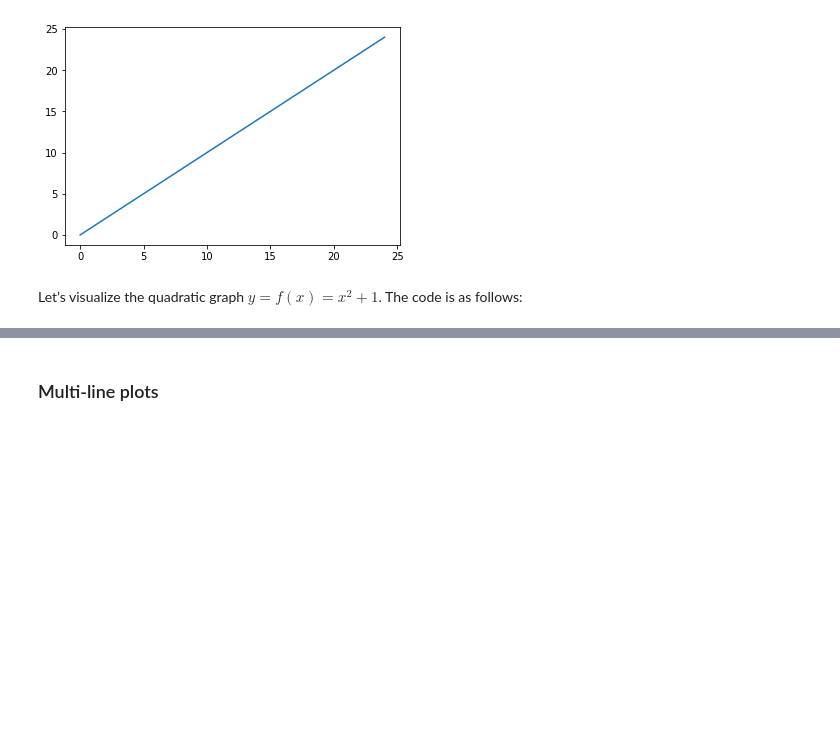
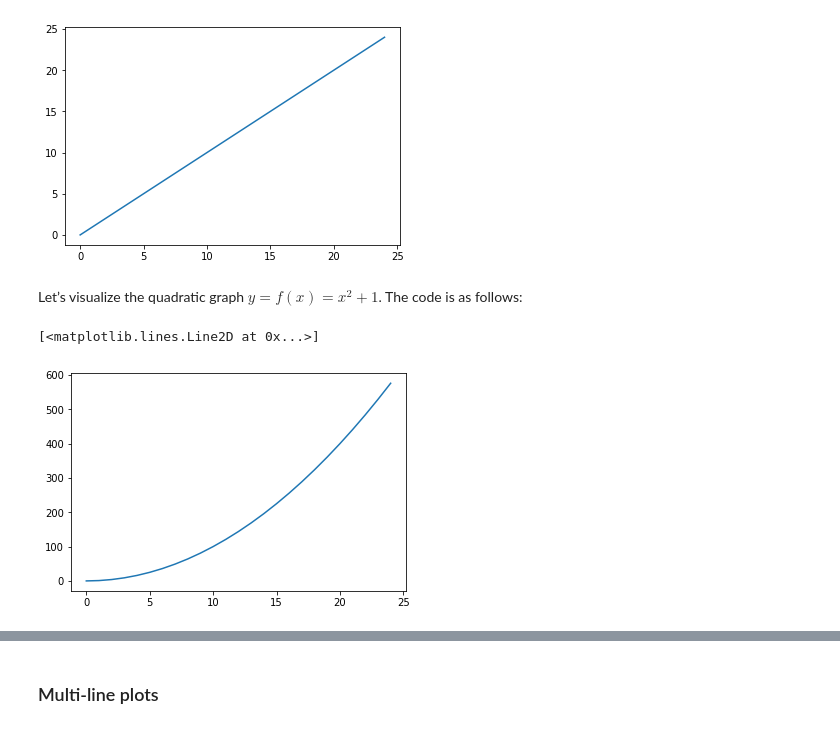
Before and after one commit to lyashevska/python-for-biomechanics, a Jupyter notebook: part2/2. Introduction to Matplotlib.ipynb, the cells around one changed output, grey strips where cells are left out. Saved outputs shown, nothing was run; the diff lists cells and outputs as text; code cells hidden in the pictures; blank space fills up the shorter version.

```diff
--- a/part2/2. Introduction to Matplotlib.ipynb
+++ b/part2/2. Introduction to Matplotlib.ipynb
@@ -70,5 +75,10 @@ Let’s visualize the quadratic graph $y = f(x) = x^2+1$. The code is as follows
 # offers a shorter syntax when you want to create a new list based on the values of an existing list
 # plt.plot(x, [(y**2 + 1) for y in x])
 # plt.show()
+# %%
+plt.plot(x, x**2)
+# %% [output]
+[<matplotlib.lines.Line2D at 0x...>]
+[figure, added]
 # %%
 # same as
```
Also changed, not shown: parts of 8 cells of this notebook, 2 other files.
